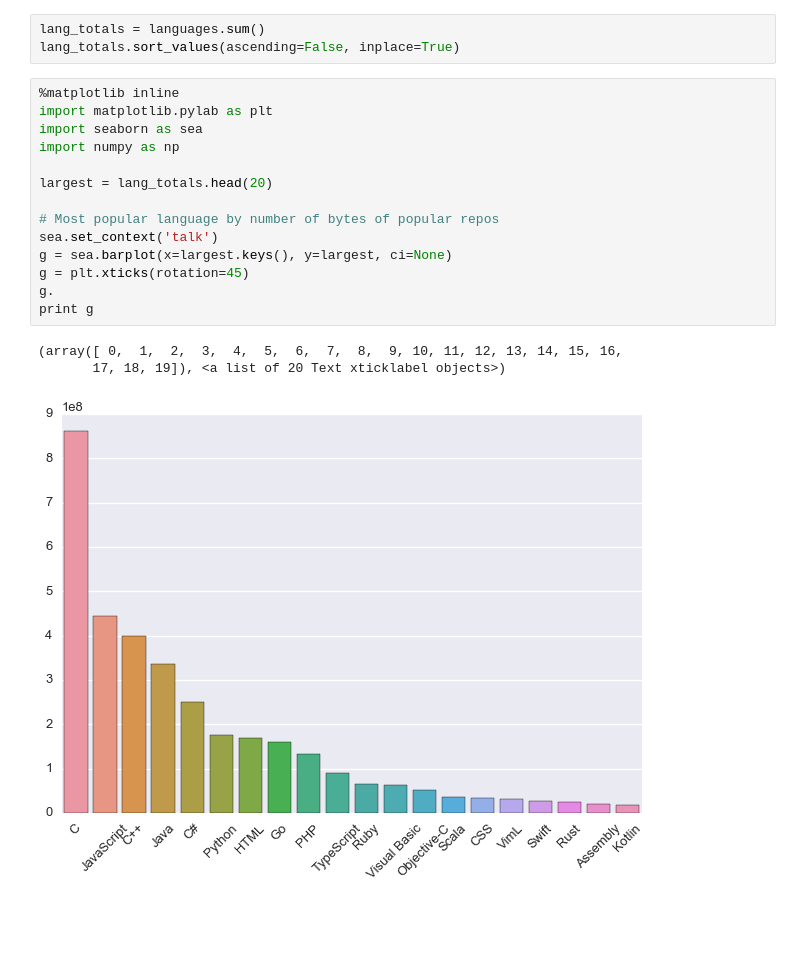
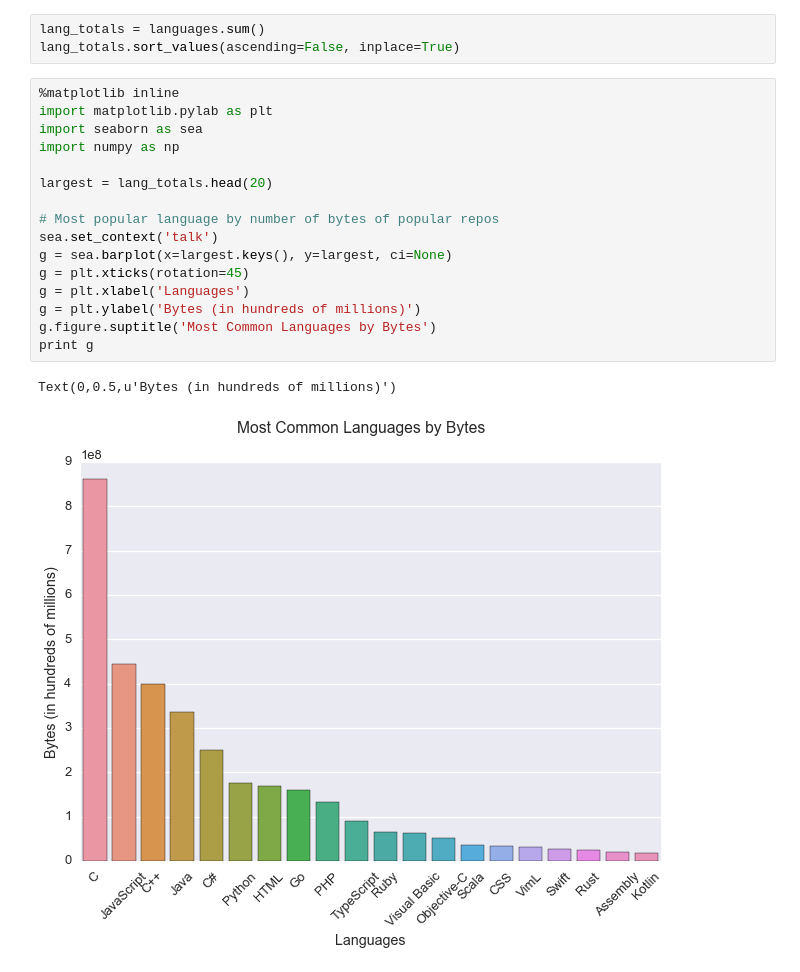
Before and after one commit to him229/star-wars, a Jupyter notebook: star-wars.ipynb, the cells around one changed output. Cells and saved outputs as stored; diff of their text form; blank space fills up the shorter version.

```diff
--- a/star-wars.ipynb
+++ b/star-wars.ipynb
@@ -212,21 +212,22 @@ lang_totals.sort_values(ascending=False, inplace=True)
 # %%
 %matplotlib inline
 import matplotlib.pylab as plt
 import seaborn as sea
 import numpy as np
 
 largest = lang_totals.head(20)
 
 # Most popular language by number of bytes of popular repos
 sea.set_context('talk')
 g = sea.barplot(x=largest.keys(), y=largest, ci=None)
 g = plt.xticks(rotation=45)
-g.
+g = plt.xlabel('Languages')
+g = plt.ylabel('Bytes (in hundreds of millions)')
+g.figure.suptitle('Most Common Languages by Bytes')
 print g
 # %% [output]
-(array([ 0,  1,  2,  3,  4,  5,  6,  7,  8,  9, 10, 11, 12, 13, 14, 15, 16,
-       17, 18, 19]), <a list of 20 Text xticklabel objects>)
+Text(0,0.5,u'Bytes (in hundreds of millions)')
-[figure, old version]
+[figure, new version]
 # %%
 # Most popular languages by percent of popular repos
 observations = languages.count()
```
Also changed, not shown: parts of 1 cell of this notebook.
